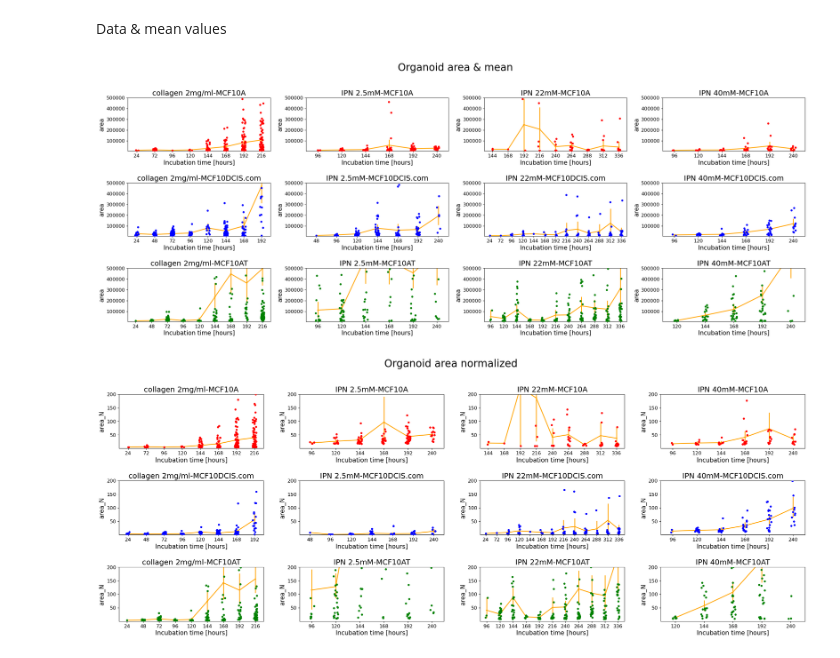
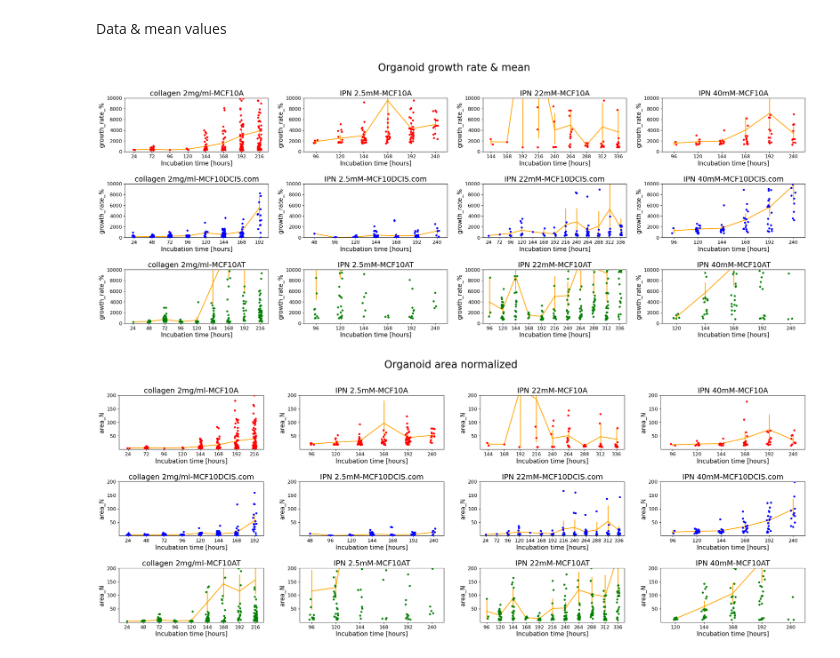
Before and after one commit to ArttuD/InstruProject, a Jupyter notebook: LindaPipes/Experimental_model_1/analysis_exp1_241016.ipynb, the cells around one changed output. Saved outputs shown, nothing was run; the diff lists cells and outputs as text; code cells hidden in the pictures.

```diff
--- a/LindaPipes/Experimental_model_1/analysis_exp1_241016.ipynb
+++ b/LindaPipes/Experimental_model_1/analysis_exp1_241016.ipynb
@@ -378,11 +372,11 @@ def plotting(data ,i, j, unique_material, unique_line,variable,xlim,ylim):
 # %%
 fig, axs = plt.subplots(len(unique_lines), len(unique_materials), figsize=(30, 10))
 plt.subplots_adjust(wspace=0.25, hspace=0.6)
 
-looping(Exp1_N[(Exp1_N['area'] > 10000)], unique_materials, unique_lines, 'Organoid area & mean', plotting, 'area',5000, 500000)
+looping(Exp1_N[(Exp1_N['area'] > 10000)], unique_materials, unique_lines, 'Organoid growth rate & mean', plotting, 'growth_rate_%',0, 10000)
 plt.savefig(path +'/results/Organoid_area.png',dpi=300)
 # %% [output]
-[figure, old version]
+[figure, new version]
 # %%
 fig, axs = plt.subplots(len(unique_lines), len(unique_materials), figsize=(30, 10))
 plt.subplots_adjust(wspace=0.25, hspace=0.6)
```
Also changed, not shown: parts of 1 cell of this notebook, 3 other files.
